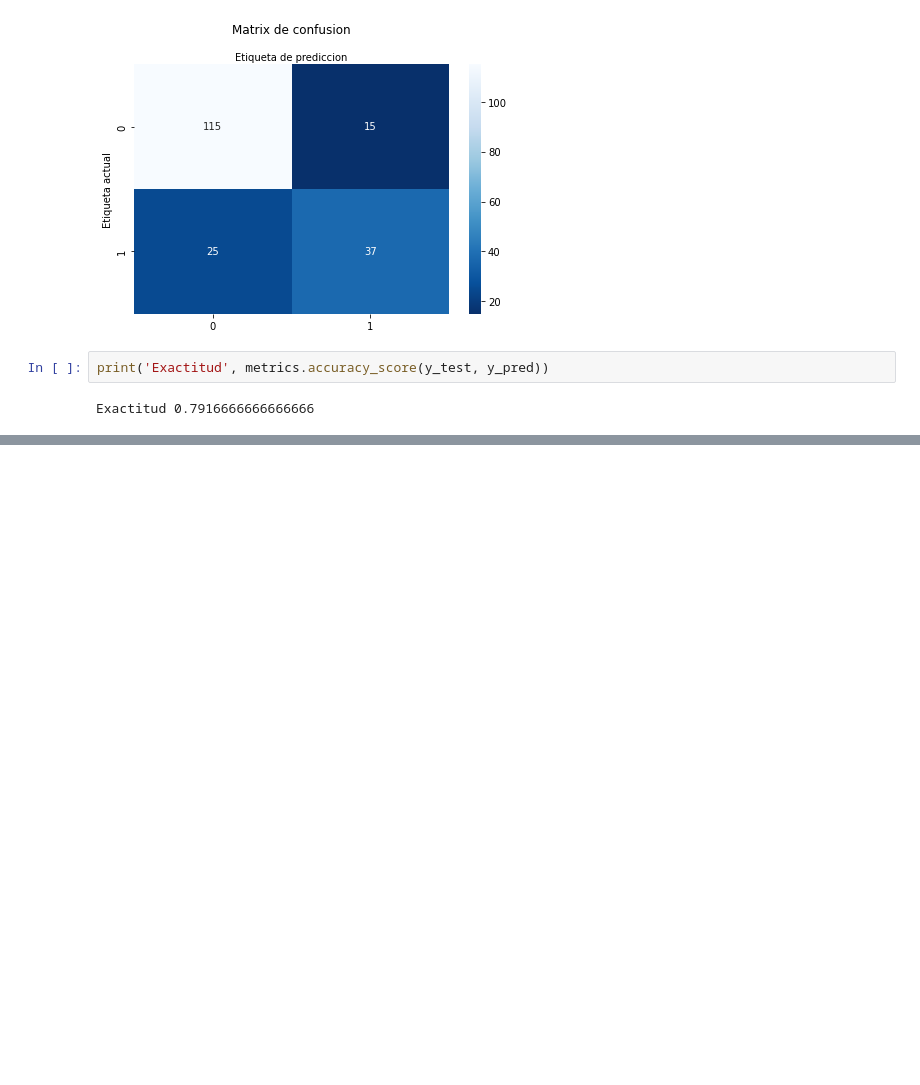
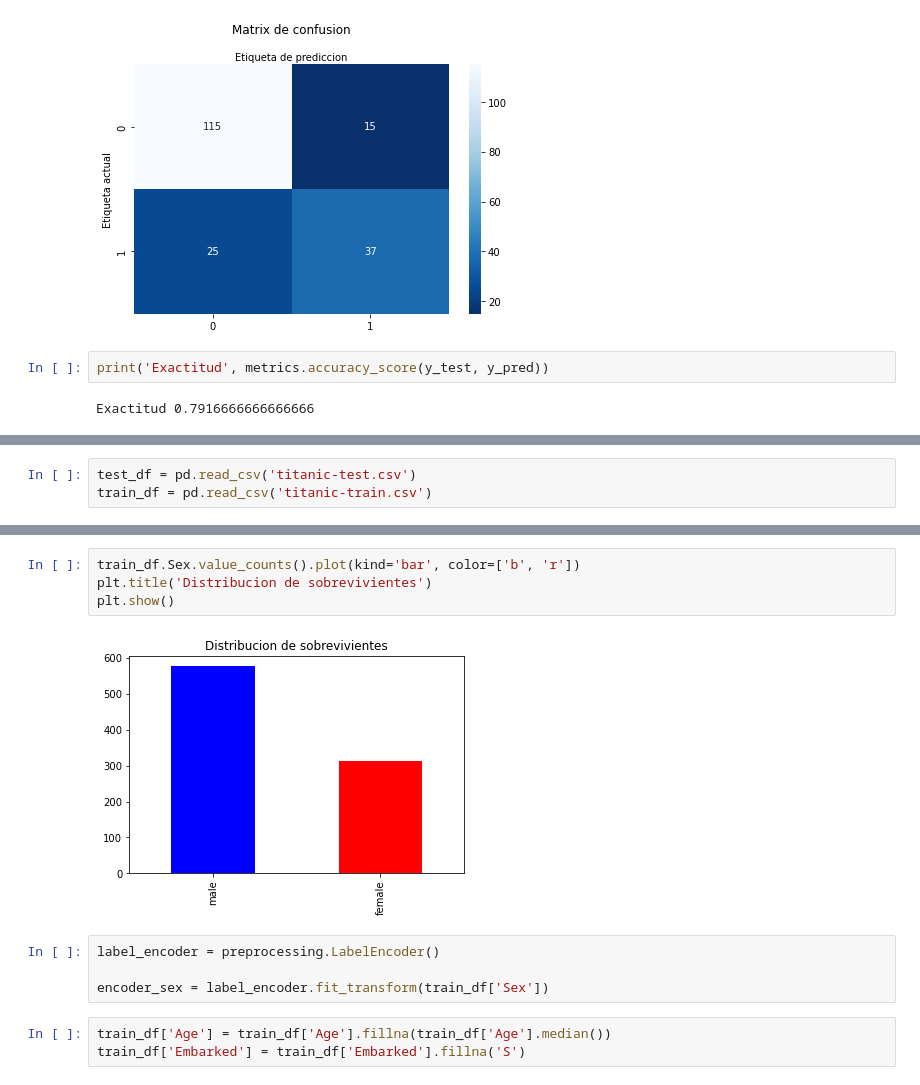
Before and after one commit to ovillegasb/Machine_Learning, a Jupyter notebook: Fundamentos_Machine_Learning.ipynb, the cells around one changed output, grey strips where cells are left out. Saved outputs shown, nothing was run; the diff lists cells and outputs as text; blank space fills up the shorter version.

```diff
--- a/Fundamentos_Machine_Learning.ipynb
+++ b/Fundamentos_Machine_Learning.ipynb
@@ -204,0 +230,3 @@ Exactitud 0.7916666666666666
+# %%
+test_df = pd.read_csv('titanic-test.csv')
+train_df = pd.read_csv('titanic-train.csv')
@@ -204,0 +271,13 @@ Exactitud 0.7916666666666666
+# %%
+train_df.Sex.value_counts().plot(kind='bar', color=['b', 'r'])
+plt.title('Distribucion de sobrevivientes')
+plt.show()
+# %% [output]
+[figure, added]
+# %%
+label_encoder = preprocessing.LabelEncoder()
+
+encoder_sex = label_encoder.fit_transform(train_df['Sex'])
+# %%
+train_df['Age'] = train_df['Age'].fillna(train_df['Age'].median())
+train_df['Embarked'] = train_df['Embarked'].fillna('S')
```
Also changed, not shown: parts of 23 cells of this notebook.
